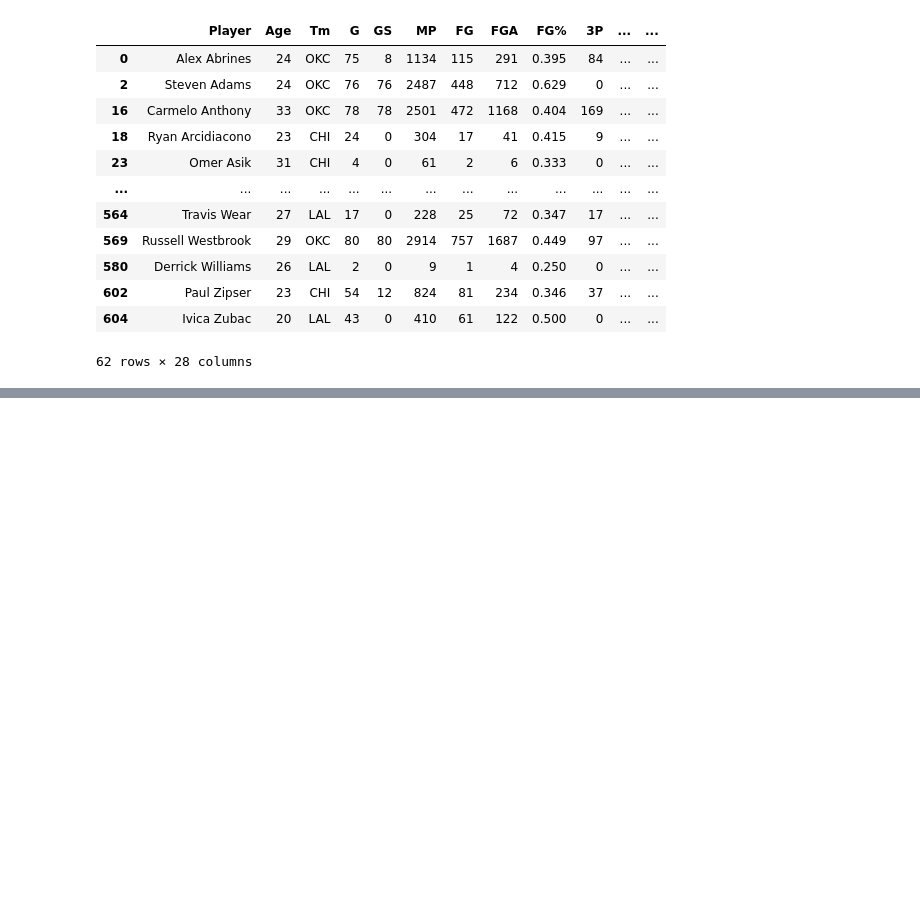
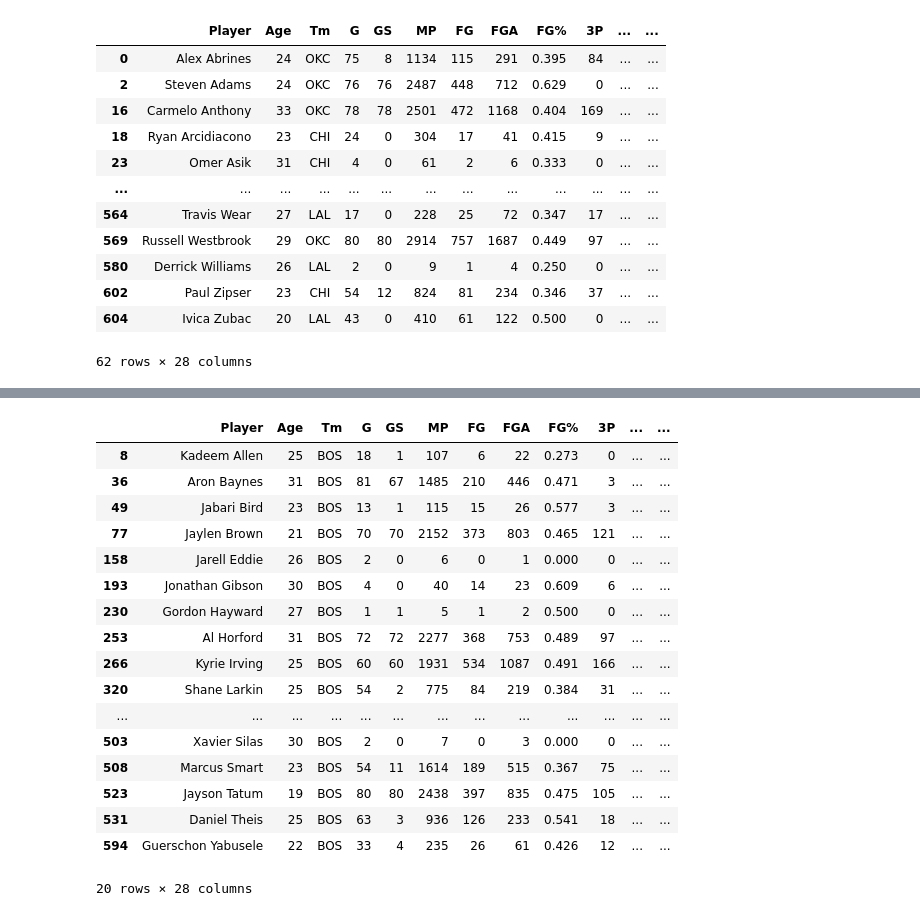
Before and after one commit to flan02/nba-python-pandas, a Jupyter notebook: data/pandas_dataframe.ipynb, the cells around one changed output, grey strips where cells are left out. Drawn from its saved outputs; the diff is of its cells as text; code cells hidden in the pictures; blank space fills up the shorter version.

```diff
--- a/data/pandas_dataframe.ipynb
+++ b/data/pandas_dataframe.ipynb
@@ -1679,0 +1701,4 @@ have_played
+# %%
+df2 = pd.read_csv('../nba-stats-csv/nba_season_stats.csv')
+# %%
+grouped = df2.groupby('Tm')
@@ -1679,0 +1725,23 @@ have_played
+# %%
+boston = grouped.get_group('BOS')
+# %%
+boston
+# %% [output]
+|  | Player | Age | Tm | G | GS | MP | FG | FGA | FG% | 3P | ... | ... |
+| 8 | Kadeem Allen | 25 | BOS | 18 | 1 | 107 | 6 | 22 | 0.273 | 0 | ... | ... |
+| 36 | Aron Baynes | 31 | BOS | 81 | 67 | 1485 | 210 | 446 | 0.471 | 3 | ... | ... |
+| 49 | Jabari Bird | 23 | BOS | 13 | 1 | 115 | 15 | 26 | 0.577 | 3 | ... | ... |
+| 77 | Jaylen Brown | 21 | BOS | 70 | 70 | 2152 | 373 | 803 | 0.465 | 121 | ... | ... |
+| 158 | Jarell Eddie | 26 | BOS | 2 | 0 | 6 | 0 | 1 | 0.000 | 0 | ... | ... |
+| 193 | Jonathan Gibson | 30 | BOS | 4 | 0 | 40 | 14 | 23 | 0.609 | 6 | ... | ... |
+| 230 | Gordon Hayward | 27 | BOS | 1 | 1 | 5 | 1 | 2 | 0.500 | 0 | ... | ... |
+| 253 | Al Horford | 31 | BOS | 72 | 72 | 2277 | 368 | 753 | 0.489 | 97 | ... | ... |
+| 266 | Kyrie Irving | 25 | BOS | 60 | 60 | 1931 | 534 | 1087 | 0.491 | 166 | ... | ... |
+| 320 | Shane Larkin | 25 | BOS | 54 | 2 | 775 | 84 | 219 | 0.384 | 31 | ... | ... |
+| ... | ... | ... | ... | ... | ... | ... | ... | ... | ... | ... | ... | ... |
+| 503 | Xavier Silas | 30 | BOS | 2 | 0 | 7 | 0 | 3 | 0.000 | 0 | ... | ... |
+| 508 | Marcus Smart | 23 | BOS | 54 | 11 | 1614 | 189 | 515 | 0.367 | 75 | ... | ... |
+| 523 | Jayson Tatum | 19 | BOS | 80 | 80 | 2438 | 397 | 835 | 0.475 | 105 | ... | ... |
+| 531 | Daniel Theis | 25 | BOS | 63 | 3 | 936 | 126 | 233 | 0.541 | 18 | ... | ... |
+| 594 | Guerschon Yabusele | 22 | BOS | 33 | 4 | 235 | 26 | 61 | 0.426 | 12 | ... | ... |
+20 rows × 28 columns
```
Also changed, not shown: parts of 44 cells of this notebook, 1 other file.
